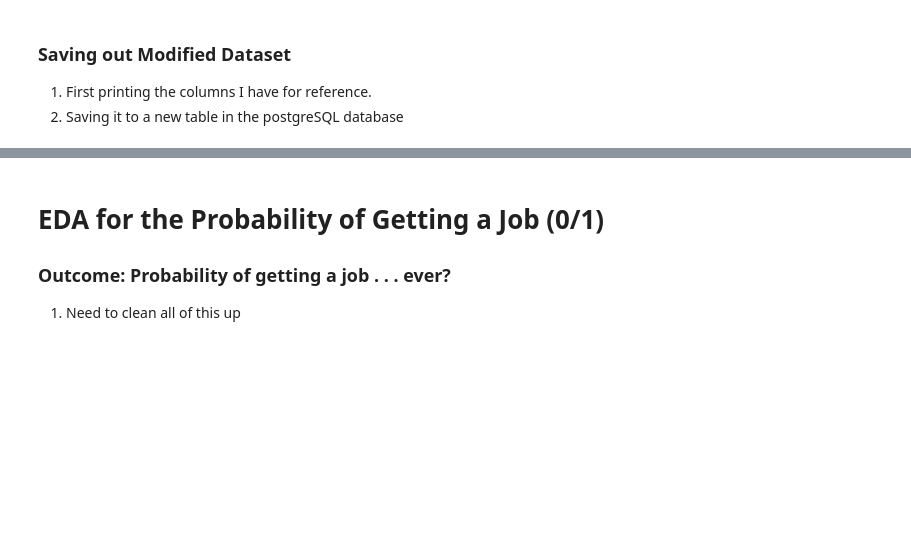
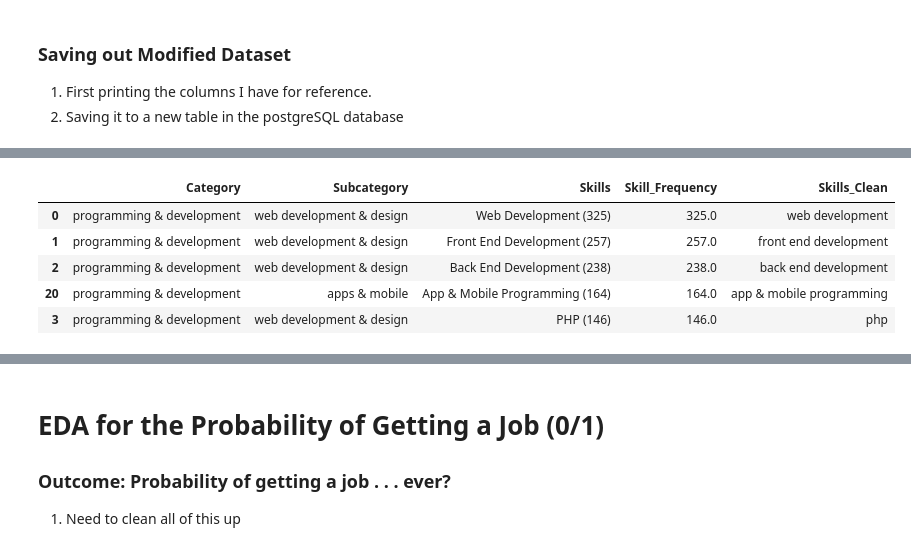
Before and after one commit to lmgibson/MyRate, a Jupyter notebook: notebooks/myrate_eda.ipynb, the cells around one changed output, grey strips where cells are left out. Cells and saved outputs as stored; diff of their text form; code cells hidden in the pictures; blank space fills up the shorter version.

```diff
--- a/notebooks/myrate_eda.ipynb
+++ b/notebooks/myrate_eda.ipynb
@@ -518,0 +405,4 @@ analysis_dt.to_sql("analysis_table", engine, if_exists='replace')
+# %%
+sql_query = """SELECT * from skills_categories_table;"""
+sk_table = pd.read_sql_query(sql_query, con)
+sk_table = sk_table.drop(['index'],axis = 1)
@@ -518,0 +420,21 @@ analysis_dt.to_sql("analysis_table", engine, if_exists='replace')
+# %%
+# Extracting Numbers
+sk_table['Skill_Frequency'] = pd.to_numeric(sk_table.Skills.str.extract(
+    r'\((\d*?)\)').iloc[:, 0])
+# %%
+# Cleaning Columns of frequency labels
+sk_table['Skills_Clean'] = sk_table.Skills.str.replace(
+    r'\((\d*?)\)','').str.strip().str.lower()
+sk_table['Category'] = sk_table.Category.str.replace(
+    r'\((.*?)\)','').str.strip().str.lower()
+sk_table['Subcategory'] = sk_table.Subcategory.str.replace(
+    r'\((\d*?)\)','').str.strip().str.lower()
+# %%
+sk_table.sort_values(['Skill_Frequency'], ascending = False).head()
+# %% [output]
+|  | Category | Subcategory | Skills | Skill_Frequency | Skills_Clean |
+| 0 | programming & development | web development & design | Web Development (325) | 325.0 | web development |
+| 1 | programming & development | web development & design | Front End Development (257) | 257.0 | front end development |
+| 2 | programming & development | web development & design | Back End Development (238) | 238.0 | back end development |
+| 20 | programming & development | apps & mobile | App & Mobile Programming (164) | 164.0 | app & mobile programming |
+| 3 | programming & development | web development & design | PHP (146) | 146.0 | php |
```
Also changed, not shown: parts of 45 cells of this notebook.
